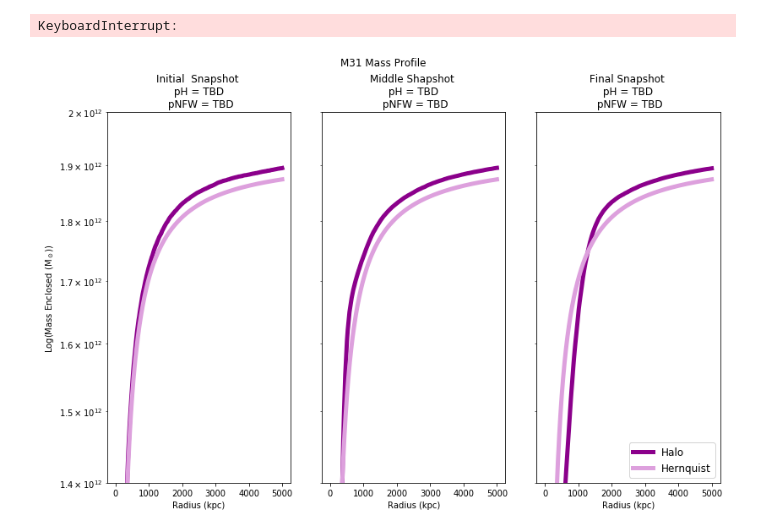
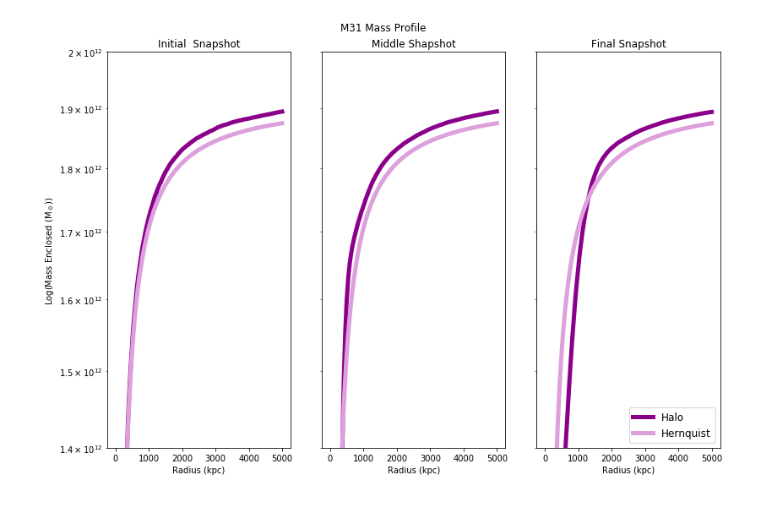
Before and after one commit to 747RL/400B_Lewis, a Jupyter notebook: Research Assignment/ResearchAssignment_7/ResearchAssignment_7.ipynb, the cells around one changed output. Saved outputs shown, nothing was run; the diff lists cells and outputs as text; code cells hidden in the pictures.

```diff
--- a/Research Assignment/ResearchAssignment_7/ResearchAssignment_7.ipynb
+++ b/Research Assignment/ResearchAssignment_7/ResearchAssignment_7.ipynb
@@ -254,13 +290,21 @@ class DensityProfile:
         # return the array of enclosed mass with appropriate units
         return rhoEnc[1:]
 # %%
-MW_I = DensityProfile("MW", 0) # Initialize the MassProfile class for MW at first Snapshot
-MW_M = DensityProfile("MW", 400) # Initialize the MassProfile class for MW at middle Snapshot
-MW_F = DensityProfile("MW", 801) # Initialize the MassProfile class for MW at last Snapshot
+MW_I = DensityProfile("MW", 0) # Initialize the DensityProfile class for MW at first Snapshot
+MW_M = DensityProfile("MW", 400) # Initialize the DensityProfile class for MW at middle Snapshot
+MW_F = DensityProfile("MW", 801) # Initialize the DensityProfile class for MW at last Snapshot
 
-M31_I = DensityProfile("M31", 0) # Initialize the MassProfile class for M31 at first Snapshot
-M31_M = DensityProfile("M31", 400) # Initialize the MassProfile class for M31 at middle Snapshot
-M31_F = DensityProfile("M31", 801) # Initialize the MassProfile class for M31 at last Snapshot
+M31_I = DensityProfile("M31", 0) # Initialize the DensityProfile class for M31 at first Snapshot
+M31_M = DensityProfile("M31", 400) # Initialize the DensityProfile class for M31 at middle Snapshot
+M31_F = DensityProfile("M31", 801) # Initialize the DensityProfile class for M31 at last Snapshot
+
+MW_I_M = MassProfile("MW", 0) # Initialize the DensityProfile class for MW at first Snapshot
+MW_M_M = MassProfile("MW", 400) # Initialize the DensityProfile class for MW at middle Snapshot
+MW_F_M = MassProfile("MW", 801) # Initialize the DensityProfile class for MW at last Snapshot
+
+M31_I_M = MassProfile("M31", 0) # Initialize the MassProfile class for M31 at first Snapshot
+M31_M_M = MassProfile("M31", 400) # Initialize the MassProfile class for M31 at middle Snapshot
+M31_F_M = MassProfile("M31", 801) # Initialize the MassProfile class for M31 at last Snapshot
 
 Renc = np.arange(0.1,5000.1,1)
 # %%
@@ -440,7 +505,3 @@ def Minimizeχ(Renc):
             aH_MW_I, bH_MW_I, aH_MW_M, bH_MW_M, aH_MW_F, bH_MW_F, \
             aNFW_M31_I, bNFW_M31_I, aNFW_M31_M, bNFW_M31_M, aNFW_M31_F, bNFW_M31_F, \
             aNFW_MW_I, bNFW_MW_I, aNFW_MW_M, bNFW_MW_M, aNFW_MW_F, bNFW_MW_F
-# %%
-Minimizeχ(Renc)
-# %% [output]
-KeyboardInterrupt:
@@ -447,47 +511,47 @@ KeyboardInterrupt:
 # %%
+# Plot the Mass profile and Hernquist Mass profile of M31
+# NFW profile is not used in mass form as there is error in function
+
 fig, axs = plt.subplots(1, 3, figsize=(12,8))
 fig.suptitle('M31 Mass Profile') # Add title
 
 # Hernquist and NFW Profiles at Snap 0
-axs[0].semilogy(Renc,M31_I.MassEnclosed(1,Renc), color='darkmagenta', linewidth=5, label='Halo')
-axs[0].semilogy(Renc,M31_I.HernquistMass(Renc,62,1.921e12), color='plum',linewidth=5, label='Hernquist')
-#axs[0].semilogy(Renc,M31_I.NFWMass(Renc,2400,1.1e5), color='crimson',linewidth=5, label='NFW, a=62 kpc')
-axs[0].set_title('Initial  Snapshot \n pH = TBD \n pNFW = TBD')
-#axs[0].set_title('Initial  Snapshot \n pH = ' + str(pH_M31_I) + '\n pNFW = ' + str(pNFW_M31_I))
+axs[0].semilogy(Renc,M31_I_M.MassEnclosed(1,Renc), color='darkmagenta', linewidth=5, label='Halo')
+axs[0].semilogy(Renc,M31_I_M.HernquistMass(Renc,61,1.921e12), color='plum',linewidth=5, label='Hernquist')
+#axs[0].semilogy(Renc,M31_I_M.NFWMass(Renc,2400,1.1e5), color='crimson',linewidth=5, label='NFW, a=62 kpc')
+axs[0].set_title('Initial  Snapshot')
 
 # Hernquist and NFW Profiles at Snap 400
-axs[1].semilogy(Renc,M31_M.MassEnclosed(1,Renc), color='darkmagenta', linewidth=5, label='Halo')
-axs[1].semilogy(Renc,M31_M.HernquistMass(Renc,62,1.921e12), color='plum',linewidth=5, label='Hernquist')
-#axs[1].semilogy(Renc,M31_M.NFWMass(Renc,2400,1.1e5), color='crimson',linewidth=5, label='NFW, a=62 kpc')
-axs[1].set_title('Middle Shapshot \n pH = TBD \n pNFW = TBD')
-#axs[1].set_title('Middle Shapshot \n pH = ' + str(pH_M31_M) + '\n pNFW = ' + str(pNFW_M31_M))
+axs[1].semilogy(Renc,M31_M_M.MassEnclosed(1,Renc), color='darkmagenta', linewidth=5, label='Halo')
+axs[1].semilogy(Renc,M31_M_M.HernquistMass(Renc,61,1.921e12), color='plum',linewidth=5, label='Hernquist')
+#axs[1].semilogy(Renc,M31_M_M.NFWMass(Renc,2400,1.1e5), color='crimson',linewidth=5, label='NFW, a=62 kpc')
+axs[1].set_title('Middle Shapshot')
 
 # Hernquist and NFW Profiles at Snap 801
-axs[2].semilogy(Renc,M31_F.MassEnclosed(1,Renc), color='darkmagenta', linewidth=5, label='Halo')
-axs[2].semilogy(Renc,M31_F.HernquistMass(Renc,62,1.921e12), color='plum',linewidth=5, label='Hernquist')
-#axs[2].semilogy(Renc,M31_F.NFWMass(Renc,2400,1.1e5), color='crimson',linewidth=5, label='NFW, a=62 kpc')
-axs[2].set_title('Final Snapshot \n pH = TBD \n pNFW = TBD')
-#axs[2].set_title('Final Snapshot \n pH = ' + str(pH_M31_F) + '\n pNFW = ' + str(pNFW_M31_F))
+axs[2].semilogy(Renc,M31_F_M.MassEnclosed(1,Renc), color='darkmagenta', linewidth=5, label='Halo')
+axs[2].semilogy(Renc,M31_F_M.HernquistMass(Renc,61,1.921e12), color='plum',linewidth=5, label='Hernquist')
+#axs[2].semilogy(Renc,M31_F_M.NFWMass(Renc,2400,1.1e5), color='crimson',linewidth=5, label='NFW, a=62 kpc')
+axs[2].set_title('Final Snapshot')
 
 axs[0].set_ylim([1.4e12, 2e12])
 axs[1].set_ylim([1.4e12, 2e12])
 axs[2].set_ylim([1.4e12, 2e12])
 
 # Add axis labels
 for ax in axs.flat:
     ax.set(xlabel='Radius (kpc)', ylabel=r'Log(Mass Enclosed (M$_\odot$))')
 
 # Hide x labels and tick labels for top plots and y ticks for right plots.
 for ax in axs.flat:
     ax.label_outer()
 
 fig.tight_layout(pad=3.0)
 
 # Add a legend
 legend = plt.legend(loc='lower right',fontsize='large')
 
 # Save Figure
 fig.savefig('M31_MassProfile.png')
 # %% [output]
-[figure, old version]
+[figure, new version]
 # %%
```
Also changed, not shown: parts of 15 cells of this notebook, 7 other files.
